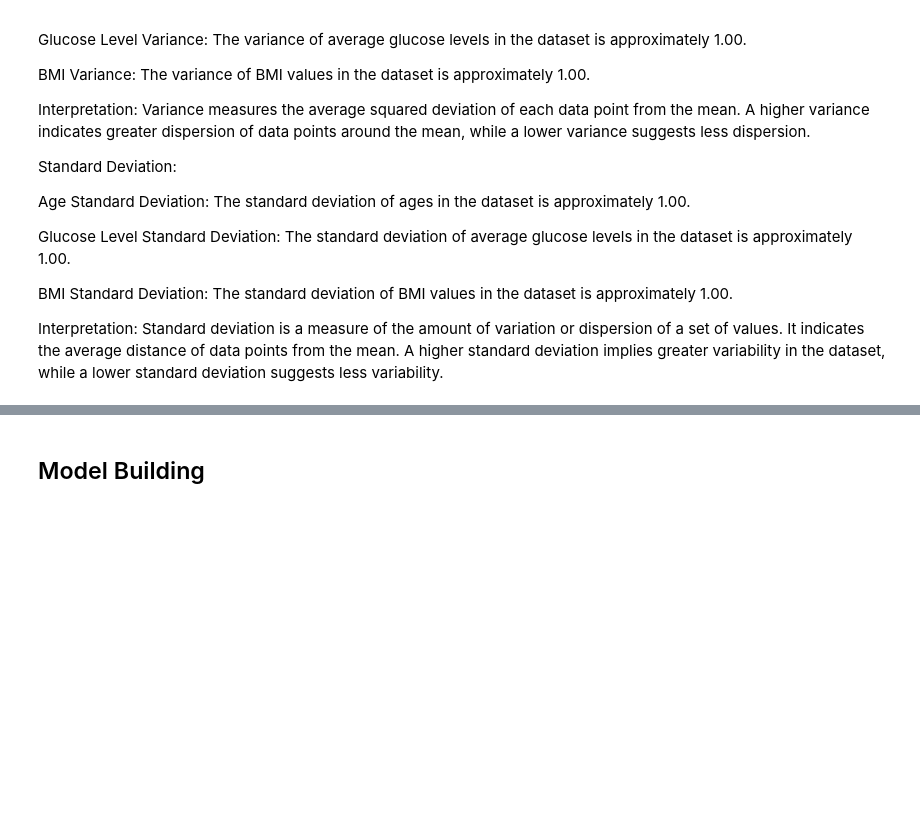
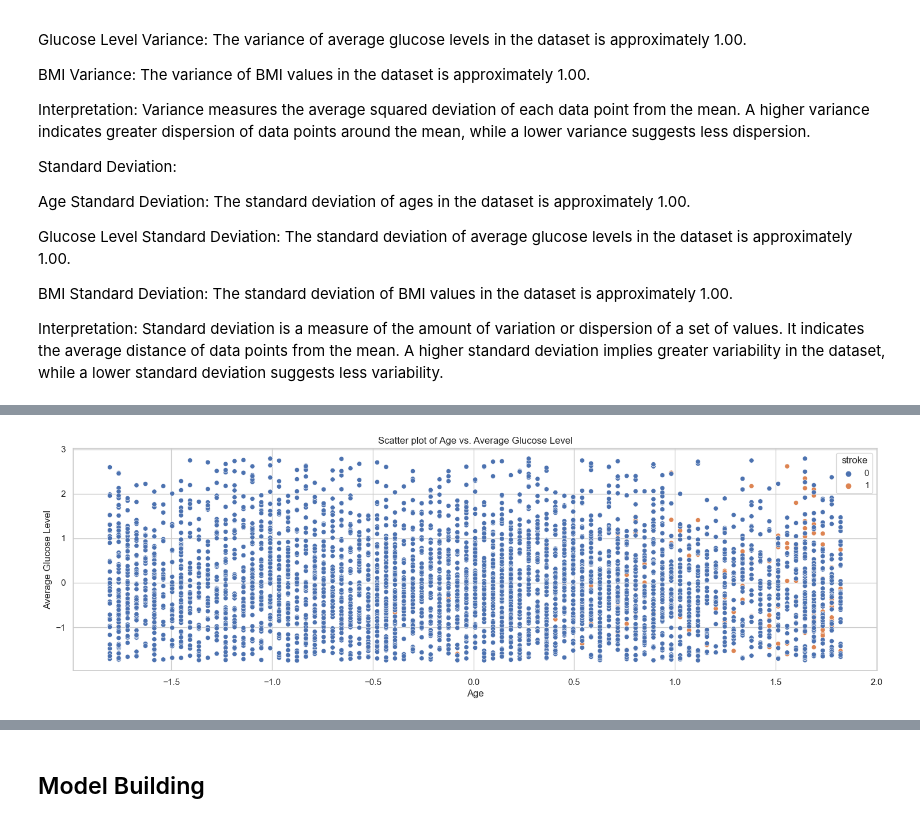
Before and after one commit to HChandeepa/Stroke-Risk-Prediction-System-A_Machine_Learning_Approach, a Jupyter notebook: Stroke.ipynb, the cells around one changed output, grey strips where cells are left out. Saved outputs shown, nothing was run; the diff lists cells and outputs as text; code cells hidden in the pictures; blank space fills up the shorter version.

```diff
--- a/Stroke.ipynb
+++ b/Stroke.ipynb
@@ -710,0 +743,10 @@ Interpretation: Standard deviation is a measure of the amount of variation or di
+# %%
+# Scatter plot and Pairplot for numerical variables
+plt.figure(figsize=(18, 5))
+snb.scatterplot(data=df, x='age', y='avg_glucose_level', hue='stroke')
+plt.title('Scatter plot of Age vs. Average Glucose Level')
+plt.xlabel('Age')
+plt.ylabel('Average Glucose Level')
+plt.show()
+# %% [output]
+[figure, added]
```
Also changed, not shown: parts of 34 cells of this notebook.
